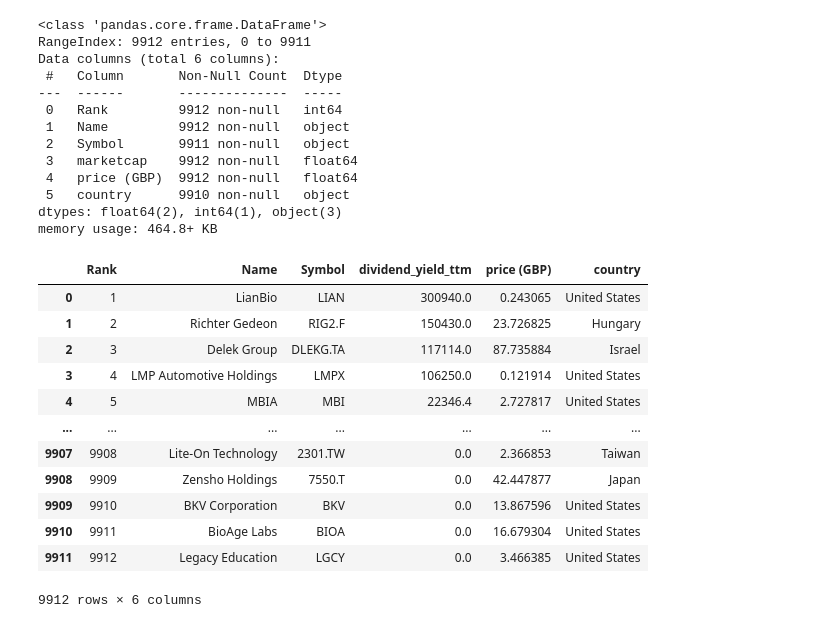
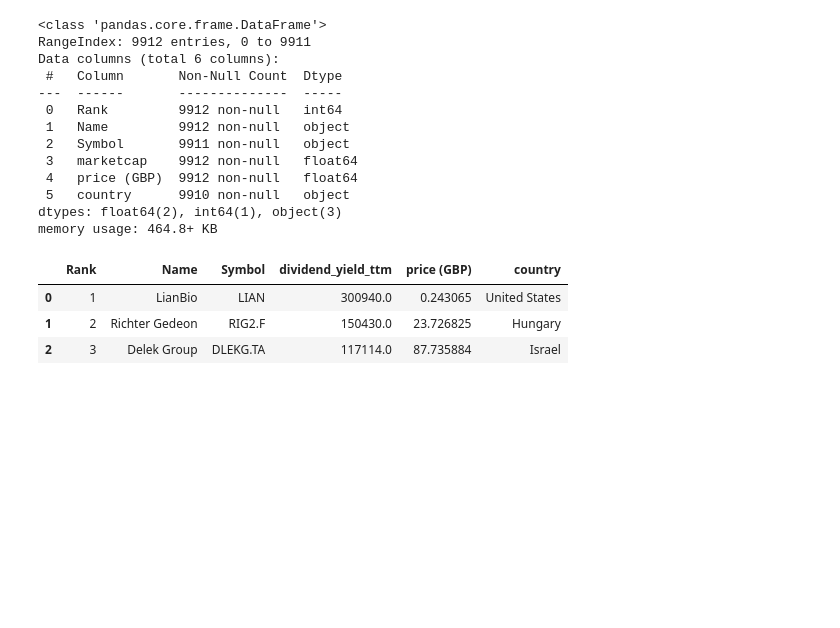
Before and after one commit to mks2607/Data_mks, a Jupyter notebook: Company.ipynb, the cells around one changed output. Drawn from its saved outputs; the diff is of its cells as text; code cells hidden in the pictures; blank space fills up the shorter version.

```diff
--- a/Company.ipynb
+++ b/Company.ipynb
@@ -92,19 +92,10 @@ Data columns (total 6 columns):
 dtypes: float64(2), int64(1), object(3)
 memory usage: 464.8+ KB
 # %%
-df_dividend
+df_dividend.head(3)
 # %% [output]
 |  | Rank | Name | Symbol | dividend_yield_ttm | price (GBP) | country |
 | 0 | 1 | LianBio | LIAN | 300940.0 | 0.243065 | United States |
 | 1 | 2 | Richter Gedeon | RIG2.F | 150430.0 | 23.726825 | Hungary |
 | 2 | 3 | Delek Group | DLEKG.TA | 117114.0 | 87.735884 | Israel |
-| 3 | 4 | LMP Automotive Holdings | LMPX | 106250.0 | 0.121914 | United States |
-| 4 | 5 | MBIA | MBI | 22346.4 | 2.727817 | United States |
-| ... | ... | ... | ... | ... | ... | ... |
-| 9907 | 9908 | Lite-On Technology | 2301.TW | 0.0 | 2.366853 | Taiwan |
-| 9908 | 9909 | Zensho Holdings | 7550.T | 0.0 | 42.447877 | Japan |
-| 9909 | 9910 | BKV Corporation | BKV | 0.0 | 13.867596 | United States |
-| 9910 | 9911 | BioAge Labs | BIOA | 0.0 | 16.679304 | United States |
-| 9911 | 9912 | Legacy Education | LGCY | 0.0 | 3.466385 | United States |
-9912 rows × 6 columns
 # %%
```
Also changed, not shown: parts of 14 cells of this notebook.
